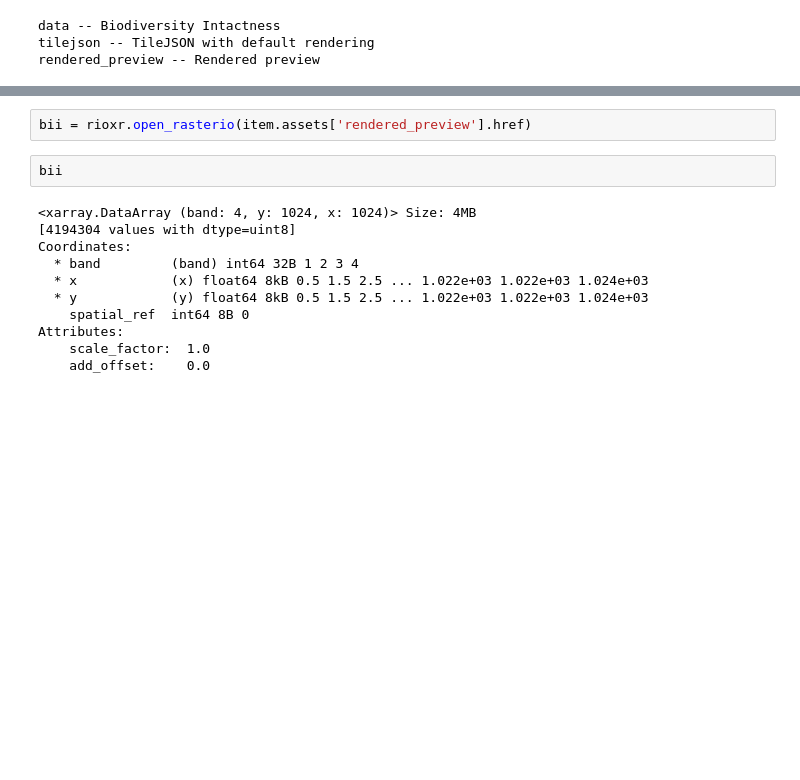
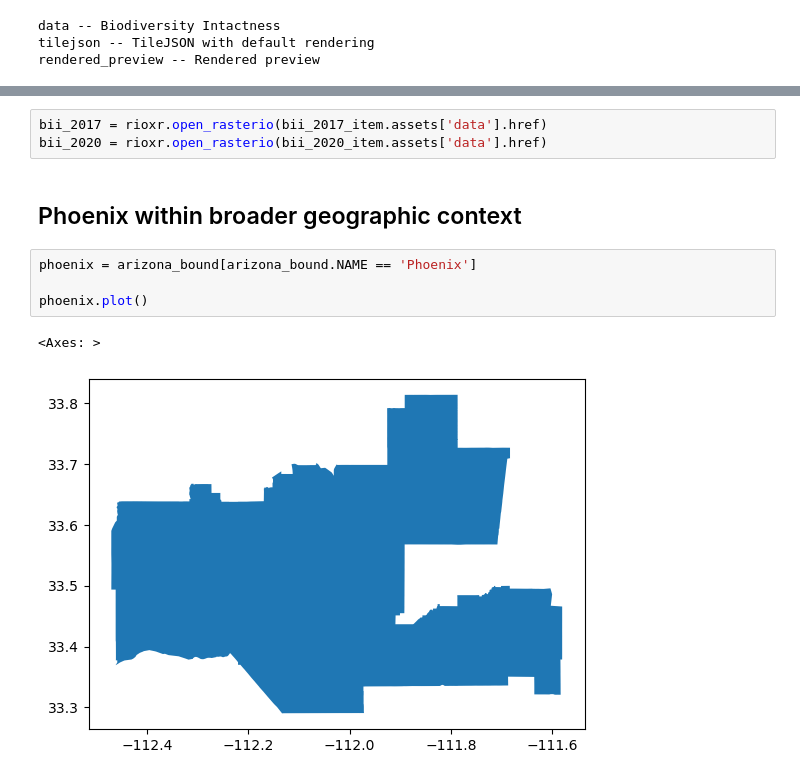
Before and after one commit to bgrazda/biodiversity-intactness, a Jupyter notebook: bii.ipynb, the cells around one changed output, grey strips where cells are left out. Drawn from its saved outputs; the diff is of its cells as text; blank space fills up the shorter version.

```diff
--- a/bii.ipynb
+++ b/bii.ipynb
@@ -129,15 +148,12 @@ rendered_preview -- Rendered preview
 # %%
-bii = rioxr.open_rasterio(item.assets['rendered_preview'].href)
+bii_2017 = rioxr.open_rasterio(bii_2017_item.assets['data'].href)
+bii_2020 = rioxr.open_rasterio(bii_2020_item.assets['data'].href)
-# %%
-bii
-# %% [output]
-<xarray.DataArray (band: 4, y: 1024, x: 1024)> Size: 4MB
-[4194304 values with dtype=uint8]
-Coordinates:
-  * band         (band) int64 32B 1 2 3 4
-  * x            (x) float64 8kB 0.5 1.5 2.5 ... 1.022e+03 1.022e+03 1.024e+03
-  * y            (y) float64 8kB 0.5 1.5 2.5 ... 1.022e+03 1.022e+03 1.024e+03
-    spatial_ref  int64 8B 0
-Attributes:
-    scale_factor:  1.0
-    add_offset:    0.0
+# %% [markdown]
+## Phoenix within broader geographic context
+# %%
+phoenix = arizona_bound[arizona_bound.NAME == 'Phoenix']
+
+phoenix.plot()
+# %% [output]
+<Axes: >
+[figure, added]
```
Also changed, not shown: parts of 23 cells of this notebook.
